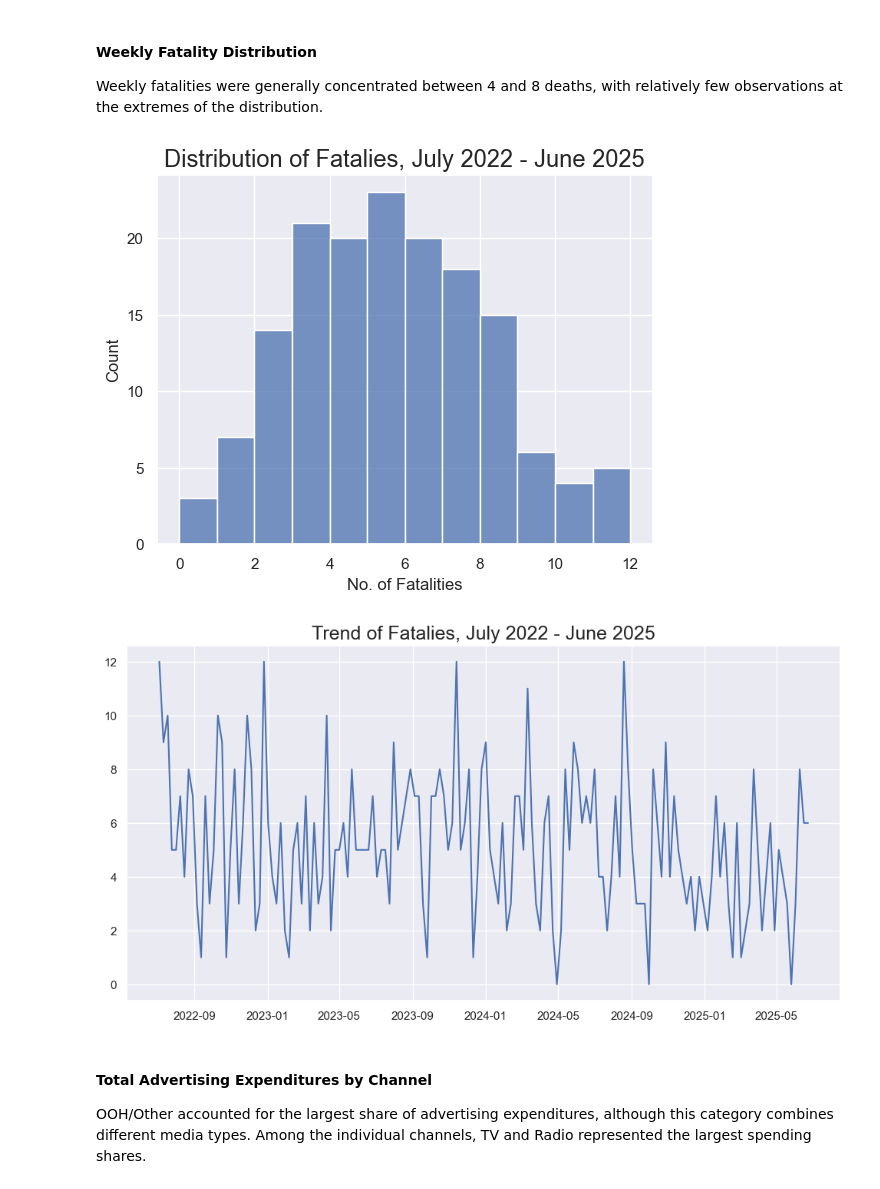
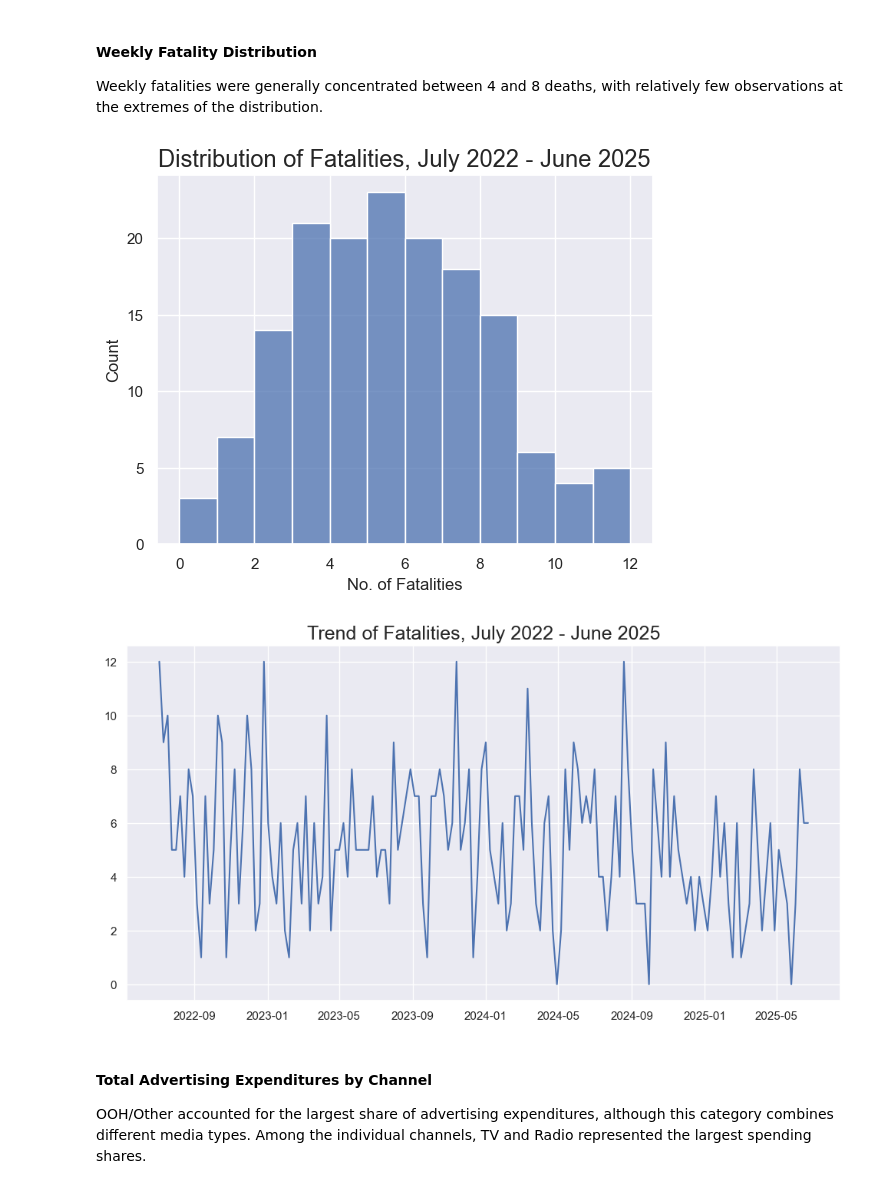
Before and after one commit to jac6779/nyc-dot-mmm, a Jupyter notebook: notebooks/02_nyc_dot_mmm_data_analysis.ipynb, the cells around one changed output. Saved outputs shown, nothing was run; the diff lists cells and outputs as text; code cells hidden in the pictures.

```diff
--- a/notebooks/02_nyc_dot_mmm_data_analysis.ipynb
+++ b/notebooks/02_nyc_dot_mmm_data_analysis.ipynb
@@ -158,23 +158,23 @@ Weekly fatalities were generally concentrated between 4 and 8 deaths, with relat
 # %%
 # Distributions
 sns.histplot(
     data=data["killed"],
     bins=12
 )
 plt.xlabel("No. of Fatalities")
-plt.title("Distribution of Fatalies, July 2022 - June 2025", fontsize=17)
+plt.title("Distribution of Fatalities, July 2022 - June 2025", fontsize=17)
 
 plt.show()
 # %% [output]
-[figure, old version]
+[figure, new version]
 # %%
 # Trend of fatalities
 plt.figure(figsize=(12, 6))
 plt.plot(data["week_start"], data["killed"])
-plt.title("Trend of Fatalies, July 2022 - June 2025", fontsize=18)
+plt.title("Trend of Fatalities, July 2022 - June 2025", fontsize=18)
 plt.show()
 # %% [output]
-[figure, old version]
+[figure, new version]
 # %% [markdown]
 #### Total Advertising Expenditures by Channel
 
```
Also changed, not shown: parts of 2 cells of this notebook, 3 other files.
